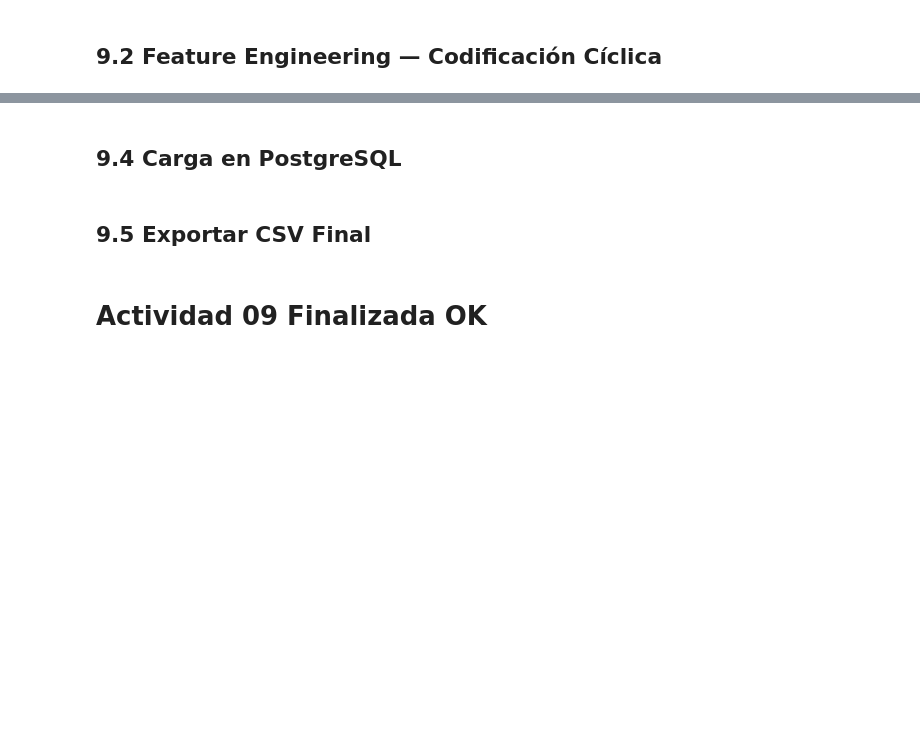
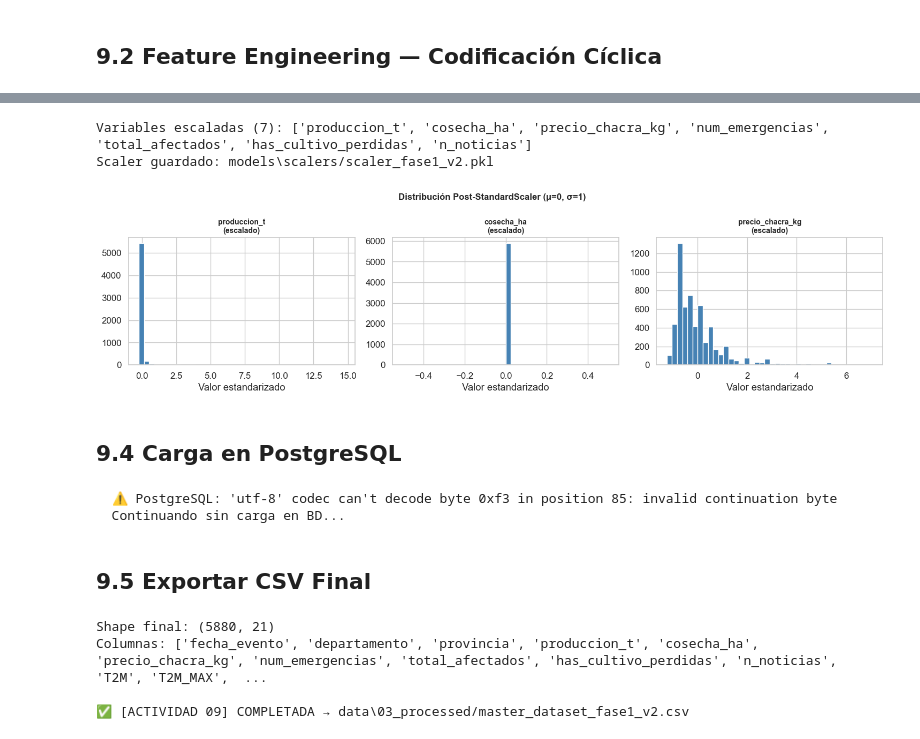
Before and after one commit to YeralD21/Machine-Learning-Multimodal--Agro-NLP-Clima-, a Jupyter notebook: notebooks/actividad_09_etl.ipynb, the cells around one changed output, grey strips where cells are left out. Cells and saved outputs as stored; diff of their text form; code cells hidden in the pictures; blank space fills up the shorter version.

```diff
--- a/notebooks/actividad_09_etl.ipynb
+++ b/notebooks/actividad_09_etl.ipynb
@@ -51,17 +66,30 @@ print(f"Trimestres: {sorted(df['trimestre'].unique())}")
 # %%
 
-FEATS = ['produccion_t','cosecha_ha','precio_chacra_kg',
-         'num_emergencias','total_afectados','has_cultivo_perdidas','n_noticias',
-         'T2M', 'T2M_MAX', 'T2M_MIN', 'PRECTOTCORR', 'RH2M', 'ALLSKY_SFC_SW_DWN']
+FEATS = [
+    'produccion_t','cosecha_ha','precio_chacra_kg',
+    'num_emergencias','total_afectados','has_cultivo_perdidas','n_noticias',
+    'temp_max_c', 'temp_min_c', 'precipitacion_mm', 'humedad_rel_pct', 'velocidad_viento', 'radiacion_solar'
+]
 cols = [c for c in FEATS if c in df.columns]
-
 scaler = StandardScaler()
 df[cols] = scaler.fit_transform(df[cols].fillna(0))
-
 scaler_path = f"{SCALERS}/scaler_fase1_v2.pkl"
 joblib.dump(scaler, scaler_path)
-print(f"Variables escaladas: {cols}")
+print(f"Variables escaladas ({len(cols)}): {cols}")
 print(f"Scaler guardado: {scaler_path}")
+
+# Verificar distribución post-escalado
+fig, axes = plt.subplots(1, 3, figsize=(15, 4))
+for ax, col in zip(axes, cols[:3]):
+    df[col].hist(bins=40, ax=ax, color='steelblue', edgecolor='white')
+    ax.set_title(f'{col}\n(escalado)', fontsize=10, fontweight='bold')
+    ax.set_xlabel('Valor estandarizado')
+plt.suptitle('Distribución Post-StandardScaler (μ=0, σ=1)', fontsize=12, fontweight='bold')
+plt.tight_layout(); plt.show()
+# %% [output]
+Variables escaladas (7): ['produccion_t', 'cosecha_ha', 'precio_chacra_kg', 'num_emergencias', 'total_afectados', 'has_cultivo_perdidas', 'n_noticias']
+Scaler guardado: models\scalers/scaler_fase1_v2.pkl
+[figure, added]
 # %% [markdown]
 ## 9.4 Carga en PostgreSQL
 # %%
@@ -77,7 +105,6 @@ COORDS = {
     'SAN MARTIN':(-6.52,-76.36),'TACNA':(-18.01,-70.25),'TUMBES':(-3.57,-80.45),
     'UCAYALI':(-8.38,-74.54),
 }
-
 try:
     engine = create_engine(PG_URI)
     with engine.connect() as conn:
@@ -91,41 +118,32 @@ try:
     # 1. dim_tiempo
     dim_t = df[['fecha_evento','anho','mes','trimestre','month_sin','month_cos']].drop_duplicates('fecha_evento')
     dim_t.to_sql('dim_tiempo', engine, if_exists='append', index=False, method='multi', chunksize=500)
-    print(f"  [OK] dim_tiempo: {len(dim_t)} registros")
+    print(f"  ✅ dim_tiempo: {len(dim_t)} registros")
 
     # 2. dim_ubicacion
     dim_u = df[['departamento','provincia']].drop_duplicates().reset_index(drop=True)
     dim_u['lat'] = dim_u['departamento'].map(lambda d: COORDS.get(d,(None,None))[0])
     dim_u['lon'] = dim_u['departamento'].map(lambda d: COORDS.get(d,(None,None))[1])
     dim_u.to_sql('dim_ubicacion', engine, if_exists='append', index=False, method='multi', chunksize=500)
-    print(f"  [OK] dim_ubicacion: {len(dim_u)} registros")
+    print(f"  ✅ dim_ubicacion: {len(dim_u)} registros")
 
     # 3. dim_clima
-    clima_cols = {
-        'T2M_MAX': 'temp_max_c', 'T2M_MIN': 'temp_min_c',
-        'PRECTOTCORR': 'precipitacion_mm', 'RH2M': 'humedad_rel_pct',
-        'ALLSKY_SFC_SW_DWN': 'radiacion_solar'
-    }
-    dim_c = df[list(clima_cols.keys())].rename(columns=clima_cols)
+    c_map = {'T2M_MAX':'temp_max_c', 'T2M_MIN':'temp_min_c', 'PRECTOTCORR':'precipitacion_mm', 'ALLSKY_SFC_SW_DWN':'radiacion_solar'}
+    dim_c = df[[k for k in c_map.keys() if k in df.columns]].rename(columns=c_map)
     dim_c.to_sql('dim_clima', engine, if_exists='append', index=False, method='multi', chunksize=500)
-    print(f"  [OK] dim_clima: {len(dim_c)} registros")
+    print(f"  ✅ dim_clima: {len(dim_c)} registros")
 
     # 4. dim_multimodal
-    multi_cols = {
-        'n_noticias': 'n_noticias', 'num_emergencias': 'num_emergencias',
-        'total_afectados': 'total_afectados'
-    }
-    dim_m = df[list(multi_cols.keys())].rename(columns=multi_cols)
-    dim_m['avg_sentimiento'] = 0.0 # Placeholder Fase 2
+    m_map = {'n_noticias':'n_noticias', 'num_emergencias':'num_emergencias', 'total_afectados':'total_afectados'}
+    dim_m = df[[k for k in m_map.keys() if k in df.columns]].rename(columns=m_map)
+    dim_m['avg_sentimiento'] = 0.0
     dim_m.to_sql('dim_multimodal', engine, if_exists='append', index=False, method='multi', chunksize=500)
-    print(f"  [OK] dim_multimodal: {len(dim_m)} registros")
+    print(f"  ✅ dim_multimodal: {len(dim_m)} registros")
 
-    # 5. fact_produccion_limon
+    # 5. fact
     with engine.connect() as conn:
         dt_map = pd.read_sql('SELECT id_tiempo, fecha_evento FROM dim_tiempo', conn)
         du_map = pd.read_sql('SELECT id_ubicacion, departamento, provincia FROM dim_ubicacion', conn)
-        # Como dim_clima y dim_multimodal son 1:1 con las filas del dataframe original (por ahora),
-        # podemos usar los IDs generados secuencialmente.
         dc_ids = pd.read_sql('SELECT id_clima FROM dim_clima ORDER BY id_clima', conn)
         dm_ids = pd.read_sql('SELECT id_multimodal FROM dim_multimodal ORDER BY id_multimodal', conn)
 
@@ -133,15 +151,17 @@ try:
     df_f['id_clima'] = dc_ids['id_clima']
     df_f['id_multimodal'] = dm_ids['id_multimodal']
 
-    fact_cols = ['id_tiempo','id_ubicacion','id_clima','id_multimodal','produccion_t','cosecha_ha','precio_chacra_kg']
-    df_load = df_f[fact_cols].dropna(subset=['id_tiempo','id_ubicacion'])
-
+    fc = ['id_tiempo','id_ubicacion','id_clima','id_multimodal','produccion_t','precio_chacra_kg']
+    df_load = df_f[fc].dropna(subset=['id_tiempo','id_ubicacion'])
     df_load.to_sql('fact_produccion_limon', engine, if_exists='append', index=False, method='multi', chunksize=500)
-    print(f"  [OK] fact_produccion_limon: {len(df_load):,} registros")
+    print(f"  ✅ fact_produccion_limon: {len(df_load):,} registros")
     engine.dispose()
 except Exception as e:
-    print(f"  [ERROR PostgreSQL] {e}")
+    print(f"  ⚠️ PostgreSQL: {e}")
     print("  Continuando sin carga en BD...")
+# %% [output]
+  ⚠️ PostgreSQL: 'utf-8' codec can't decode byte 0xf3 in position 85: invalid continuation byte
+  Continuando sin carga en BD...
 # %% [markdown]
 ## 9.5 Exportar CSV Final
 # %%
@@ -150,7 +170,9 @@ out = f"{PROCESSED}/master_dataset_fase1_v2.csv"
 df.to_csv(out, index=False, encoding='utf-8-sig')
 print(f"Shape final: {df.shape}")
 print(f"Columnas: {df.columns.tolist()}")
-print(f"[OK] {out}")
-print("\n[ACTIVIDAD 09] COMPLETADA.")
+print(f"\n✅ [ACTIVIDAD 09] COMPLETADA → {out}")
+# %% [output]
+Shape final: (5880, 21)
+Columnas: ['fecha_evento', 'departamento', 'provincia', 'produccion_t', 'cosecha_ha', 'precio_chacra_kg', 'num_emergencias', 'total_afectados', 'has_cultivo_perdidas', 'n_noticias', 'T2M', 'T2M_MAX',  ...
+
+✅ [ACTIVIDAD 09] COMPLETADA → data\03_processed/master_dataset_fase1_v2.csv
-# %% [markdown]
-# Actividad 09 Finalizada OK
```
Also changed, not shown: parts of 7 cells of this notebook, 10 other files.
